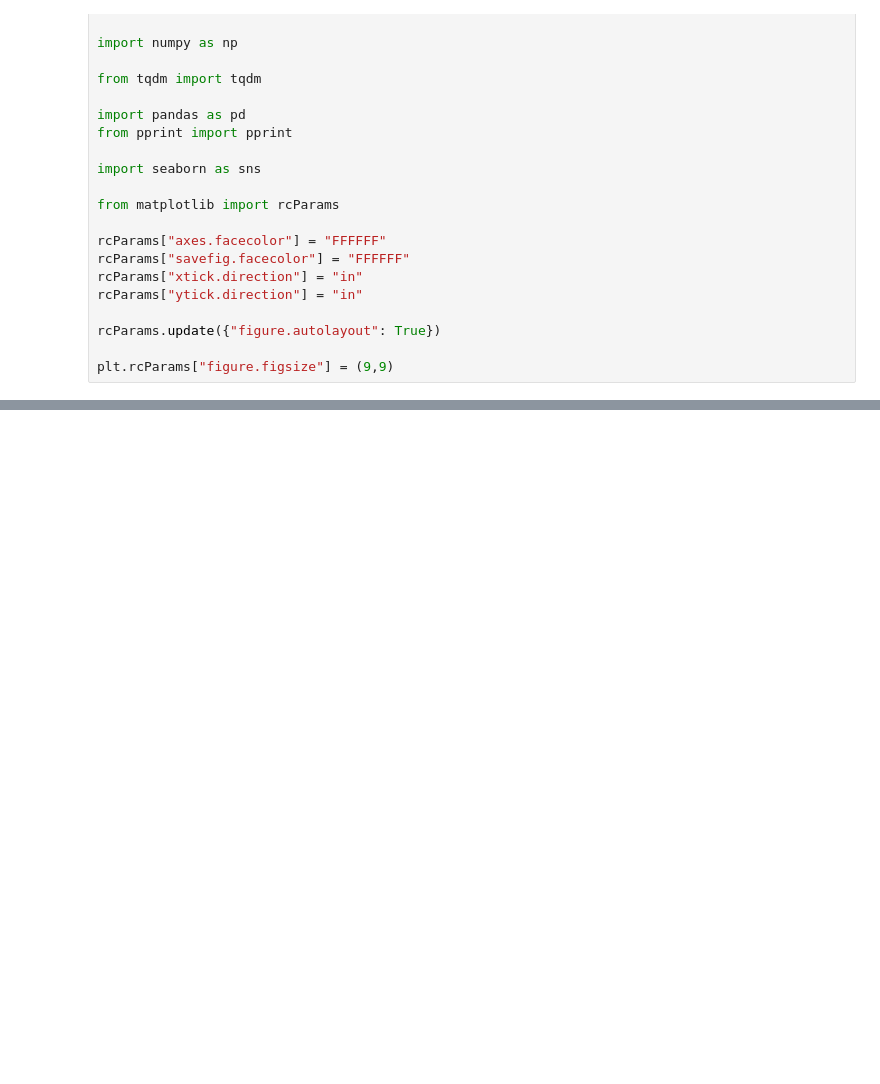
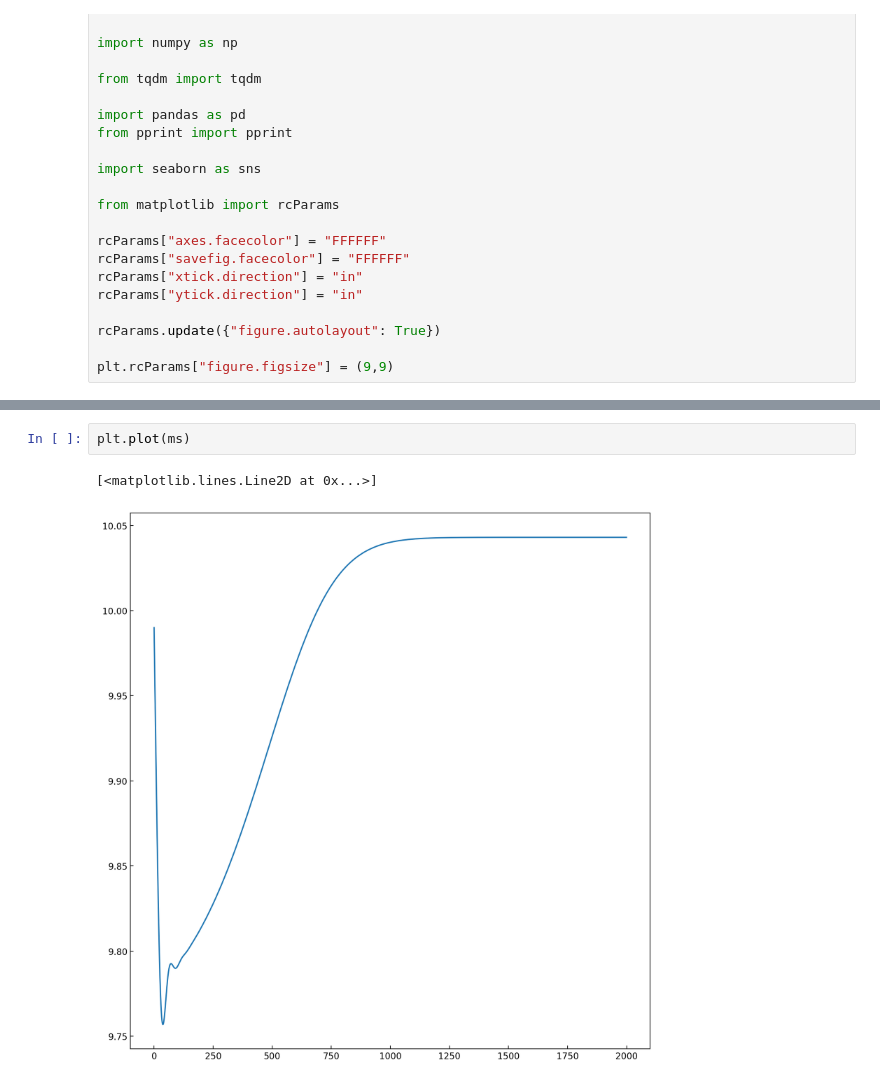
Before and after one commit to dpohanlon/fast-mi, a Jupyter notebook: examples/mi_nb.ipynb, the cells around one changed output, grey strips where cells are left out. Saved outputs shown, nothing was run; the diff lists cells and outputs as text; blank space fills up the shorter version.

```diff
--- a/examples/mi_nb.ipynb
+++ b/examples/mi_nb.ipynb
@@ -99,0 +116,5 @@ plt.plot(losses)
+# %%
+plt.plot(ms)
+# %% [output]
+[<matplotlib.lines.Line2D at 0x...>]
+[figure, added]
```
Also changed, not shown: parts of 11 cells of this notebook.
